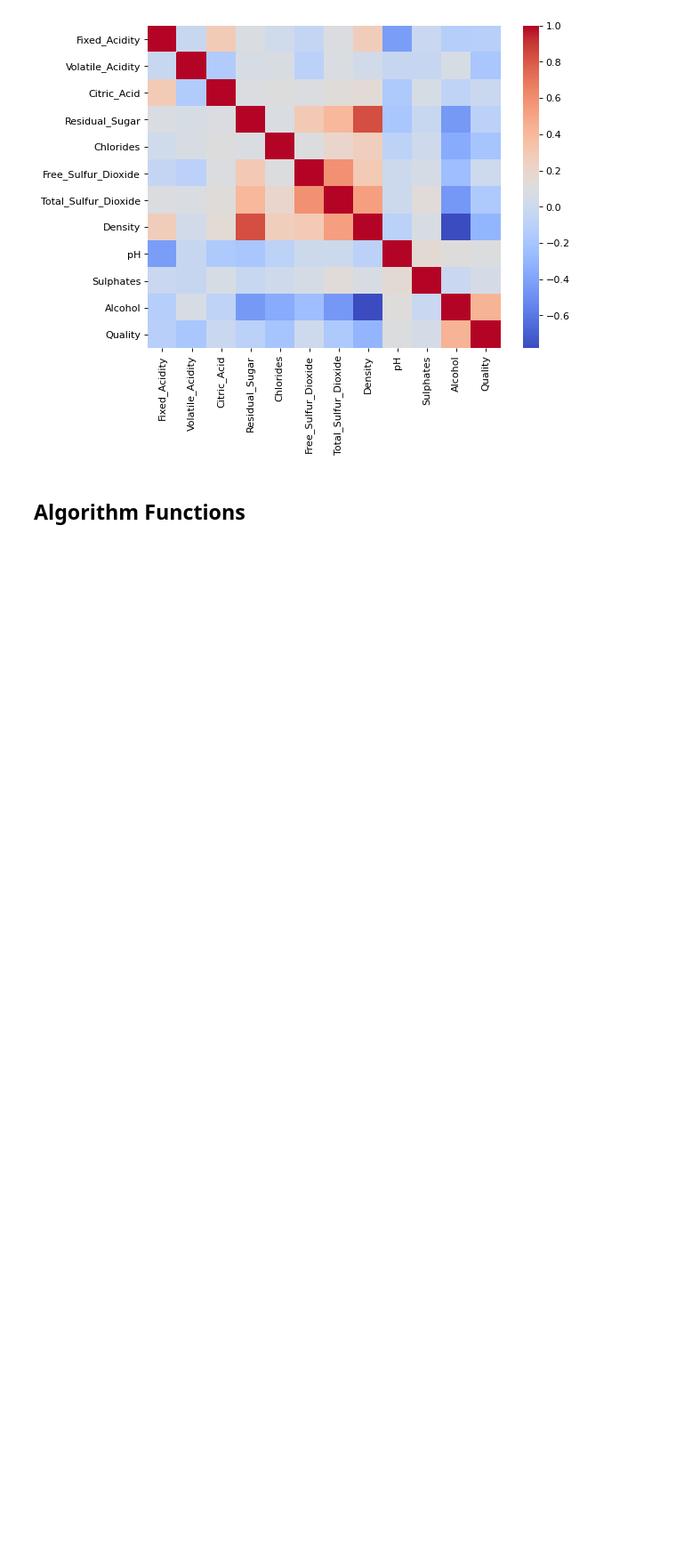
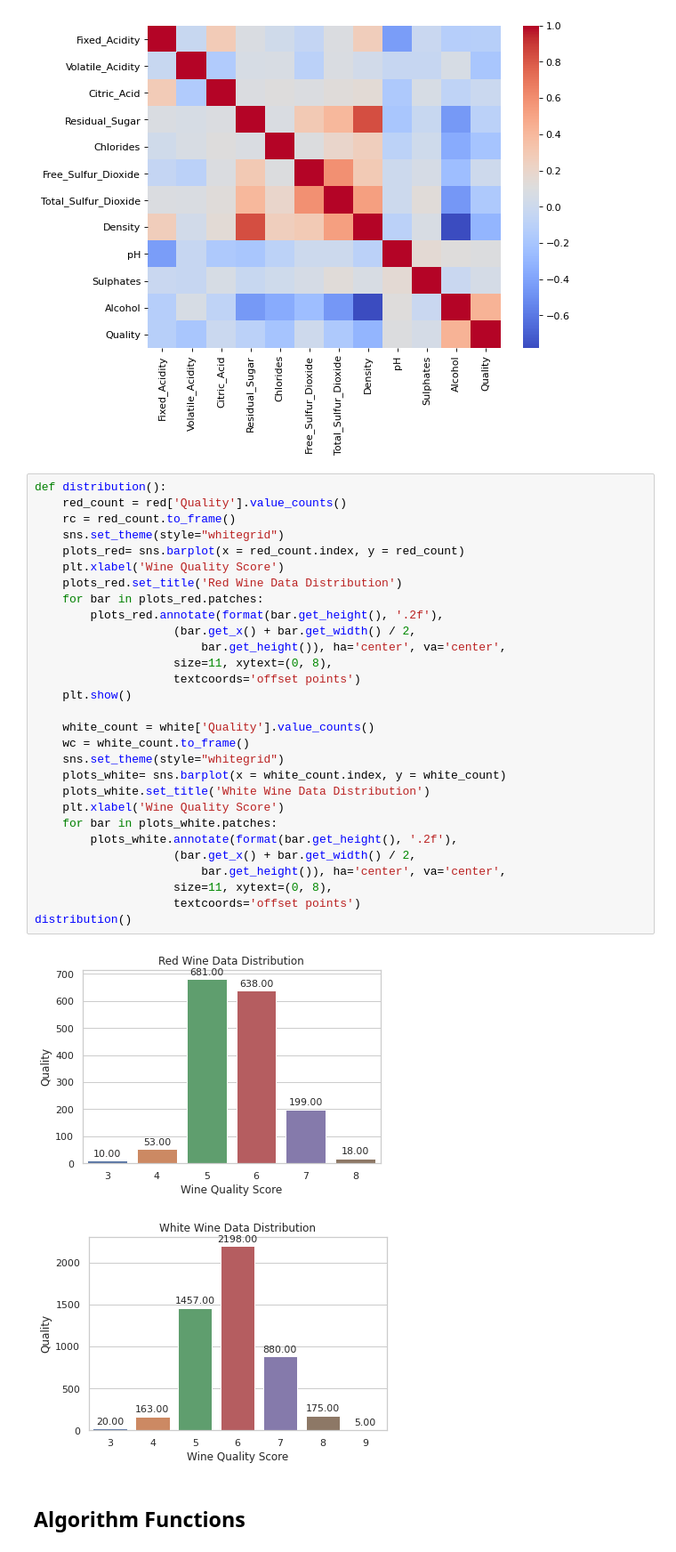
Before and after one commit to timc823/IST347, a Jupyter notebook: Project/Project.ipynb, the cells around one changed output. Shown at 89% size. Drawn from its saved outputs; the diff is of its cells as text; blank space fills up the shorter version.

```diff
--- a/Project/Project.ipynb
+++ b/Project/Project.ipynb
@@ -127,6 +131,38 @@ sns.heatmap(white.corr(), cmap='coolwarm')
 # %% [output]
 <matplotlib.axes._subplots.AxesSubplot at 0x...>
 [figure]
+# %%
+def distribution():
+    red_count = red['Quality'].value_counts()
+    rc = red_count.to_frame()
+    sns.set_theme(style="whitegrid")
+    plots_red= sns.barplot(x = red_count.index, y = red_count)
+    plt.xlabel('Wine Quality Score')
+    plots_red.set_title('Red Wine Data Distribution')
+    for bar in plots_red.patches:
+        plots_red.annotate(format(bar.get_height(), '.2f'),
+                    (bar.get_x() + bar.get_width() / 2,
+                        bar.get_height()), ha='center', va='center',
+                    size=11, xytext=(0, 8),
+                    textcoords='offset points')
+    plt.show()
+
+    white_count = white['Quality'].value_counts()
+    wc = white_count.to_frame()
+    sns.set_theme(style="whitegrid")
+    plots_white= sns.barplot(x = white_count.index, y = white_count)
+    plots_white.set_title('White Wine Data Distribution')
+    plt.xlabel('Wine Quality Score')
+    for bar in plots_white.patches:
+        plots_white.annotate(format(bar.get_height(), '.2f'),
+                    (bar.get_x() + bar.get_width() / 2,
+                        bar.get_height()), ha='center', va='center',
+                    size=11, xytext=(0, 8),
+                    textcoords='offset points')
+distribution()
+# %% [output]
+[figure, added]
+[figure, added]
 # %% [markdown]
 ## Algorithm Functions
 # %% [markdown]
```
Also changed, not shown: parts of 31 cells of this notebook, 1 other file.
